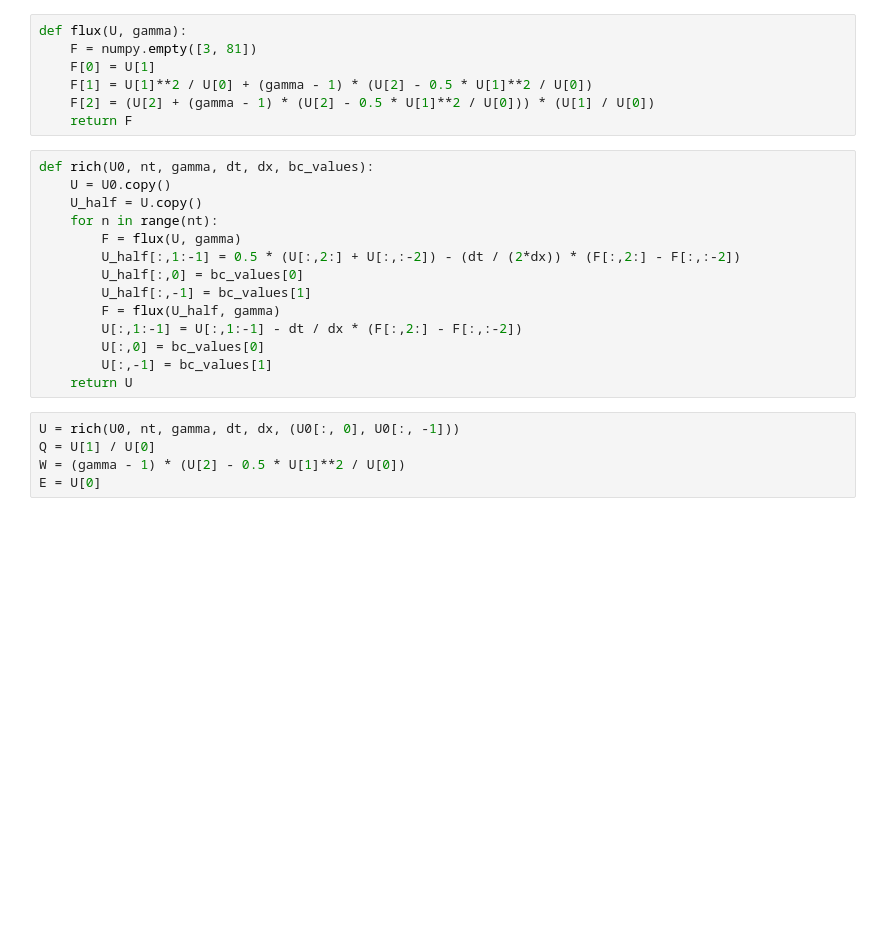
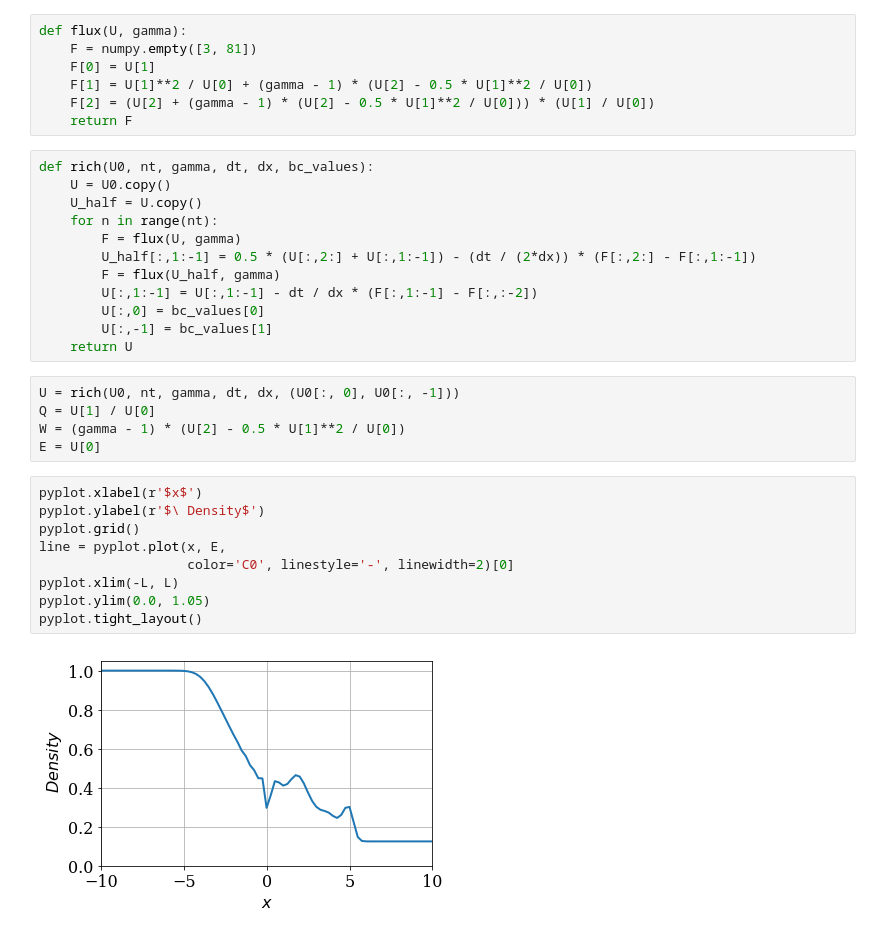
Before and after one commit to tianjiaozhang678/MAE6286, a Jupyter notebook: Assignment3.ipynb, the cells around one changed output. Saved outputs shown, nothing was run; the diff lists cells and outputs as text; blank space fills up the shorter version.

```diff
--- a/Assignment3.ipynb
+++ b/Assignment3.ipynb
@@ -77,11 +76,9 @@ def rich(U0, nt, gamma, dt, dx, bc_values):
     U_half = U.copy()
     for n in range(nt):
         F = flux(U, gamma)
-        U_half[:,1:-1] = 0.5 * (U[:,2:] + U[:,:-2]) - (dt / (2*dx)) * (F[:,2:] - F[:,:-2])
-        U_half[:,0] = bc_values[0]
-        U_half[:,-1] = bc_values[1]
+        U_half[:,1:-1] = 0.5 * (U[:,2:] + U[:,1:-1]) - (dt / (2*dx)) * (F[:,2:] - F[:,1:-1])
         F = flux(U_half, gamma)
-        U[:,1:-1] = U[:,1:-1] - dt / dx * (F[:,2:] - F[:,:-2])
+        U[:,1:-1] = U[:,1:-1] - dt / dx * (F[:,1:-1] - F[:,:-2])
         U[:,0] = bc_values[0]
         U[:,-1] = bc_values[1]
     return U
@@ -90,5 +87,16 @@ U = rich(U0, nt, gamma, dt, dx, (U0[:, 0], U0[:, -1]))
 Q = U[1] / U[0]
 W = (gamma - 1) * (U[2] - 0.5 * U[1]**2 / U[0])
 E = U[0]
+# %%
+pyplot.xlabel(r'$x$')
+pyplot.ylabel(r'$\ Density$')
+pyplot.grid()
+line = pyplot.plot(x, E,
+                   color='C0', linestyle='-', linewidth=2)[0]
+pyplot.xlim(-L, L)
+pyplot.ylim(0.0, 1.05)
+pyplot.tight_layout()
+# %% [output]
+[figure, added]
 # %%
 pyplot.xlabel(r'$x$')
```
Also changed, not shown: parts of 4 cells of this notebook.
